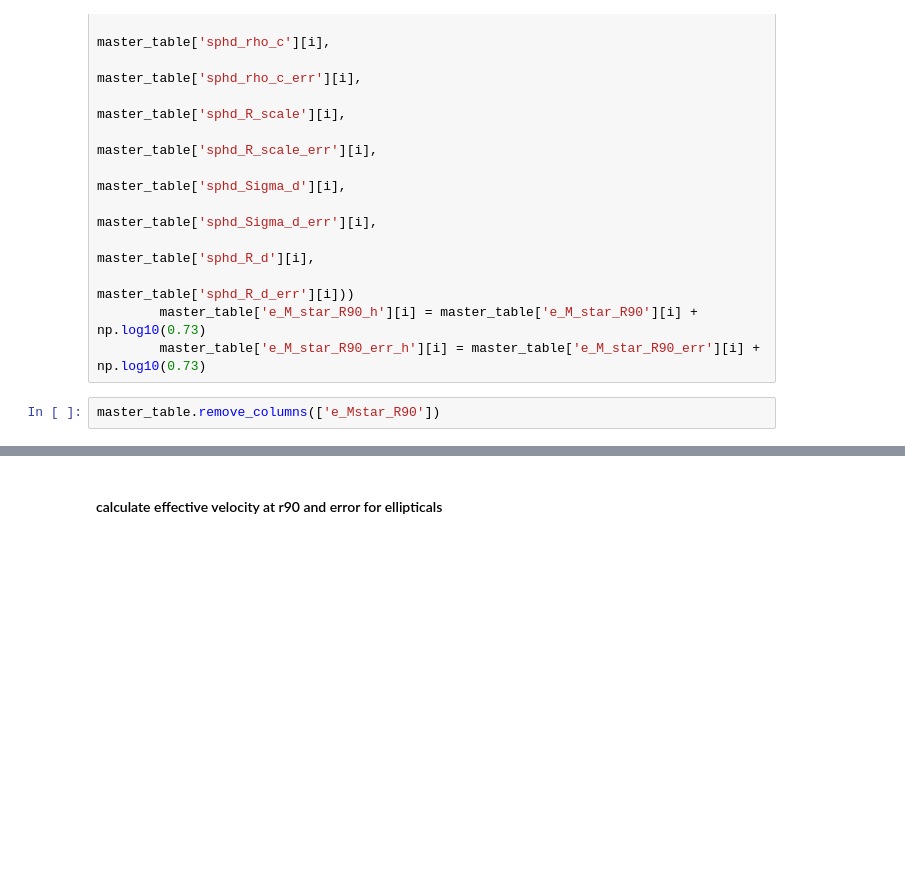
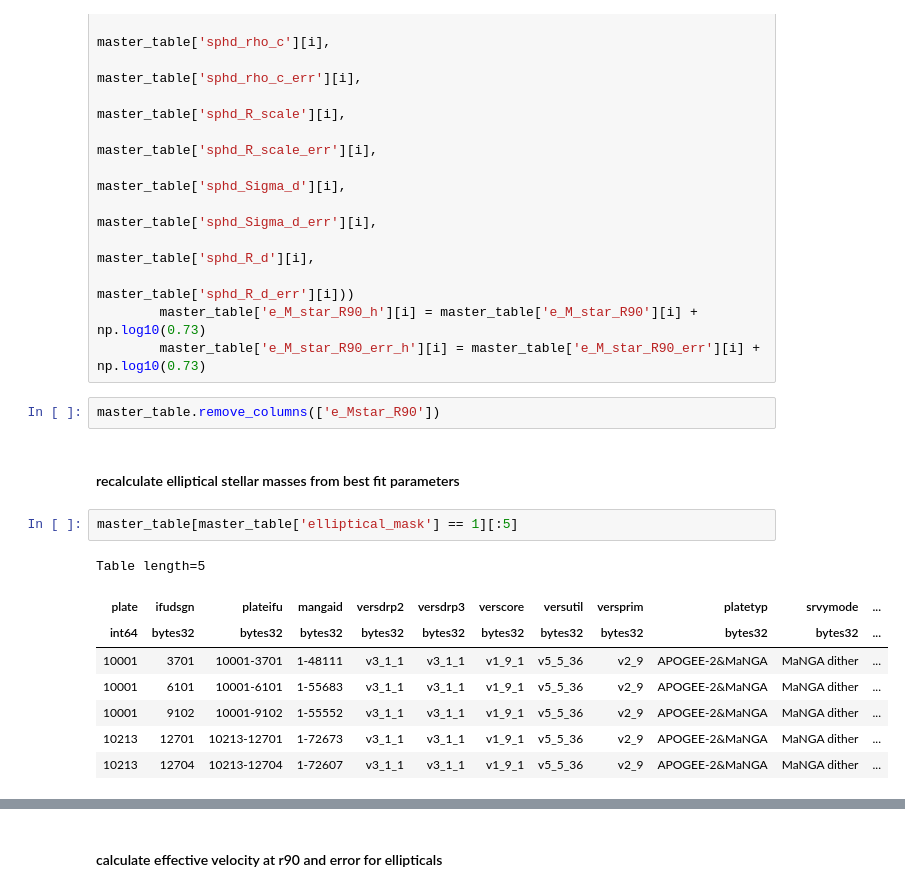
Before and after one commit to kadglass/RotationCurves, a Jupyter notebook: notebooks/ellipticals_master_table_units.ipynb, the cells around one changed output, grey strips where cells are left out. Drawn from its saved outputs; the diff is of its cells as text; blank space fills up the shorter version.

```diff
--- a/notebooks/ellipticals_master_table_units.ipynb
+++ b/notebooks/ellipticals_master_table_units.ipynb
@@ -188,4 +204,17 @@ for i in range(len(master_table)):
         master_table['e_M_star_R90_err_h'][i] = master_table['e_M_star_R90_err'][i] + np.log10(0.73)
 # %%
 master_table.remove_columns(['e_Mstar_R90'])
+# %% [markdown]
+#### recalculate elliptical stellar masses from best fit parameters
+# %%
+master_table[master_table['elliptical_mask'] == 1][:5]
+# %% [output]
+Table length=5
+| plate | ifudsgn | plateifu | mangaid | versdrp2 | versdrp3 | verscore | versutil | versprim | platetyp | srvymode | ... |
+| int64 | bytes32 | bytes32 | bytes32 | bytes32 | bytes32 | bytes32 | bytes32 | bytes32 | bytes32 | bytes32 | ... |
+| 10001 | 3701 | 10001-3701 | 1-48111 | v3_1_1 | v3_1_1 | v1_9_1 | v5_5_36 | v2_9 | APOGEE-2&MaNGA | MaNGA dither | ... |
+| 10001 | 6101 | 10001-6101 | 1-55683 | v3_1_1 | v3_1_1 | v1_9_1 | v5_5_36 | v2_9 | APOGEE-2&MaNGA | MaNGA dither | ... |
+| 10001 | 9102 | 10001-9102 | 1-55552 | v3_1_1 | v3_1_1 | v1_9_1 | v5_5_36 | v2_9 | APOGEE-2&MaNGA | MaNGA dither | ... |
+| 10213 | 12701 | 10213-12701 | 1-72673 | v3_1_1 | v3_1_1 | v1_9_1 | v5_5_36 | v2_9 | APOGEE-2&MaNGA | MaNGA dither | ... |
+| 10213 | 12704 | 10213-12704 | 1-72607 | v3_1_1 | v3_1_1 | v1_9_1 | v5_5_36 | v2_9 | APOGEE-2&MaNGA | MaNGA dither | ... |
 # %%
```
Also changed, not shown: parts of 16 cells of this notebook.
